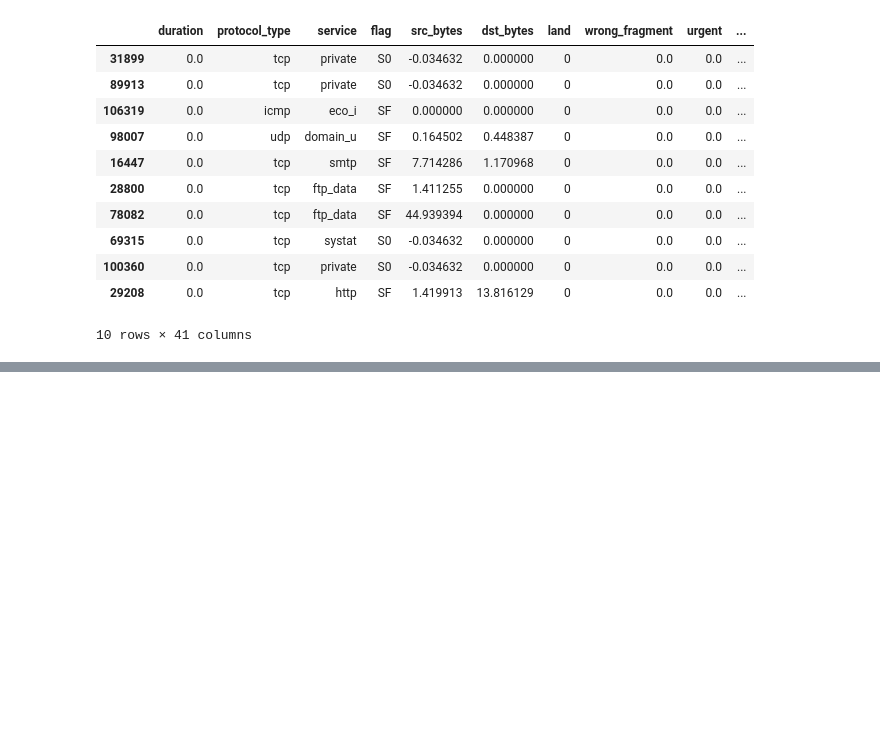
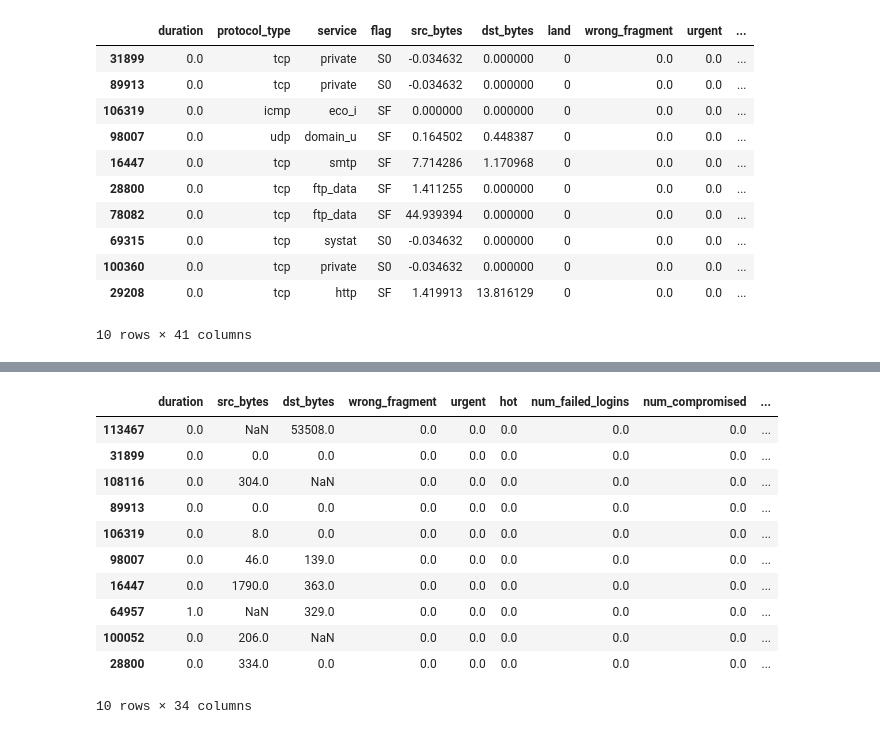
Before and after one commit to itsFDavid/Simulacion, a Jupyter notebook: 09-Creacion_de_Transformadores_y_Pipelines_Personalizados/09-Creacion_de_Transformadores_y_Pipelines_Personalizados.ipynb, the cells around one changed output, grey strips where cells are left out. Cells and saved outputs as stored; diff of their text form; code cells hidden in the pictures; blank space fills up the shorter version.

Commit message:
building custom pipeline

```diff
--- a/09-Creacion_de_Transformadores_y_Pipelines_Personalizados/09-Creacion_de_Transformadores_y_Pipelines_Personalizados.ipynb
+++ b/09-Creacion_de_Transformadores_y_Pipelines_Personalizados/09-Creacion_de_Transformadores_y_Pipelines_Personalizados.ipynb
@@ -210,0 +231,21 @@ X_train_prep.head(10)
+# %%
+# La clase imputer solo admite valores categoricos, se eliminan los atributos categoricos.
+X_train_num = X_train.select_dtypes(exclude = ['object'])
+
+X_train_prep = num_pipeline.fit_transform(X_train_num)
+X_train_prep = pd.DataFrame(X_train_prep, columns = X_train_num.columns, index = X_train_num.index)
+# %%
+X_train_num.head(10)
+# %% [output]
+|  | duration | src_bytes | dst_bytes | wrong_fragment | urgent | hot | num_failed_logins | num_compromised | ... |
+| 113467 | 0.0 | NaN | 53508.0 | 0.0 | 0.0 | 0.0 | 0.0 | 0.0 | ... |
+| 31899 | 0.0 | 0.0 | 0.0 | 0.0 | 0.0 | 0.0 | 0.0 | 0.0 | ... |
+| 108116 | 0.0 | 304.0 | NaN | 0.0 | 0.0 | 0.0 | 0.0 | 0.0 | ... |
+| 89913 | 0.0 | 0.0 | 0.0 | 0.0 | 0.0 | 0.0 | 0.0 | 0.0 | ... |
+| 106319 | 0.0 | 8.0 | 0.0 | 0.0 | 0.0 | 0.0 | 0.0 | 0.0 | ... |
+| 98007 | 0.0 | 46.0 | 139.0 | 0.0 | 0.0 | 0.0 | 0.0 | 0.0 | ... |
+| 16447 | 0.0 | 1790.0 | 363.0 | 0.0 | 0.0 | 0.0 | 0.0 | 0.0 | ... |
+| 64957 | 1.0 | NaN | 329.0 | 0.0 | 0.0 | 0.0 | 0.0 | 0.0 | ... |
+| 100052 | 0.0 | 206.0 | NaN | 0.0 | 0.0 | 0.0 | 0.0 | 0.0 | ... |
+| 28800 | 0.0 | 334.0 | 0.0 | 0.0 | 0.0 | 0.0 | 0.0 | 0.0 | ... |
+10 rows × 34 columns
```
Also changed, not shown: parts of 10 cells of this notebook.
